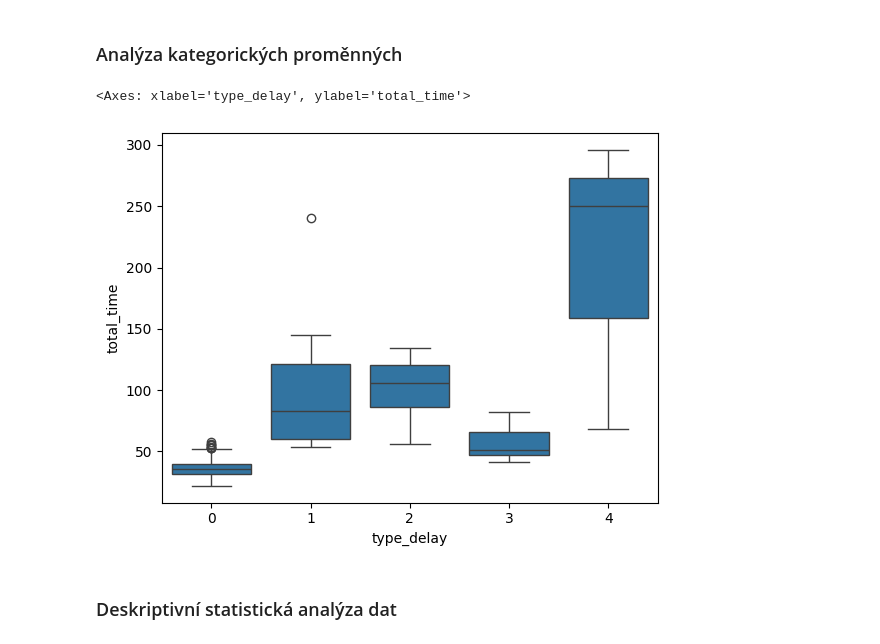
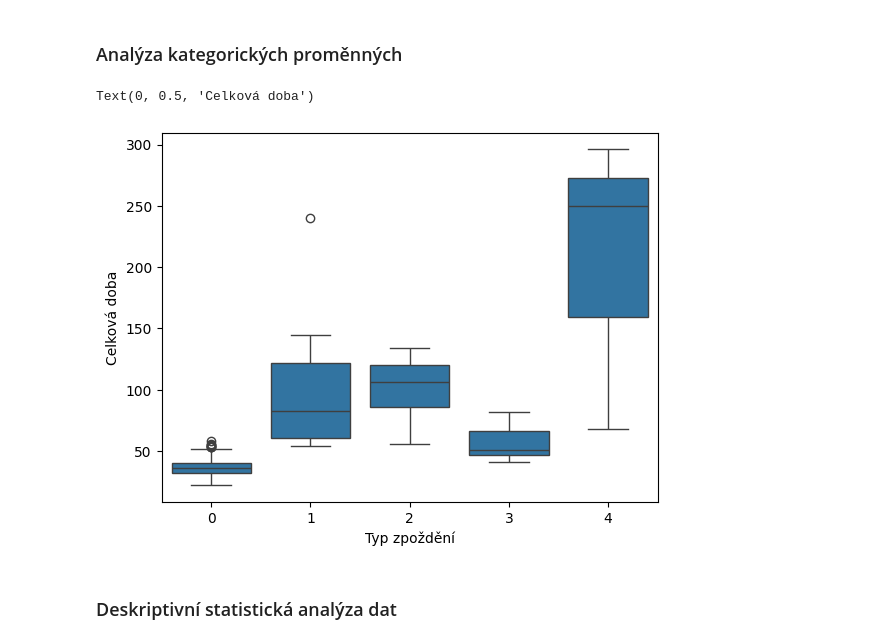
Before and after one commit to UsmanovSla/MGD-RSS, a Jupyter notebook: model/01_DataScience/DS_03_Features.ipynb, the cells around one changed output. Cells and saved outputs as stored; diff of their text form; code cells hidden in the pictures.

```diff
--- a/model/01_DataScience/DS_03_Features.ipynb
+++ b/model/01_DataScience/DS_03_Features.ipynb
@@ -61,9 +61,11 @@ plt.ylim(0,)
 # %%
 # Vztah mezi proměnnými ‚type_delay‘ a ‚total_time‘
 sns.boxplot(x='type_delay', y="total_time", data=df)
+plt.xlabel('Typ zpoždění')
+plt.ylabel('Celková doba')
 # %% [output]
-<Axes: xlabel='type_delay', ylabel='total_time'>
+Text(0, 0.5, 'Celková doba')
-[figure, old version]
+[figure, new version]
 # %% [markdown]
 ### Deskriptivní statistická analýza dat
 # %%
```
Also changed, not shown: parts of 2 cells of this notebook, 1 other file.
